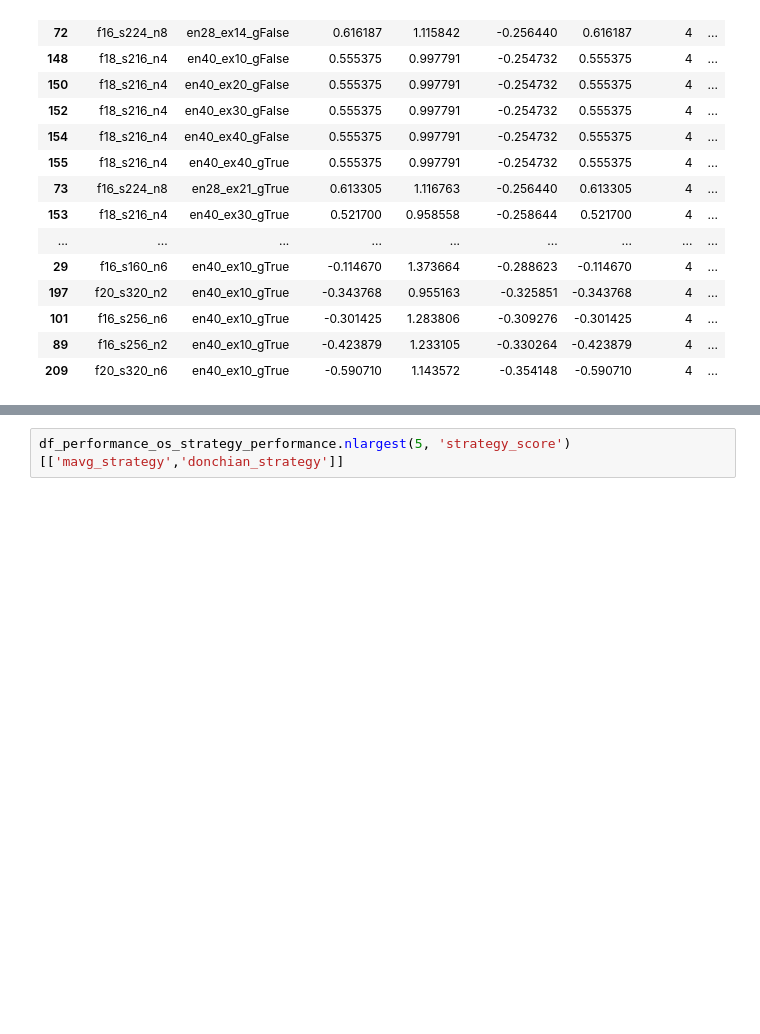
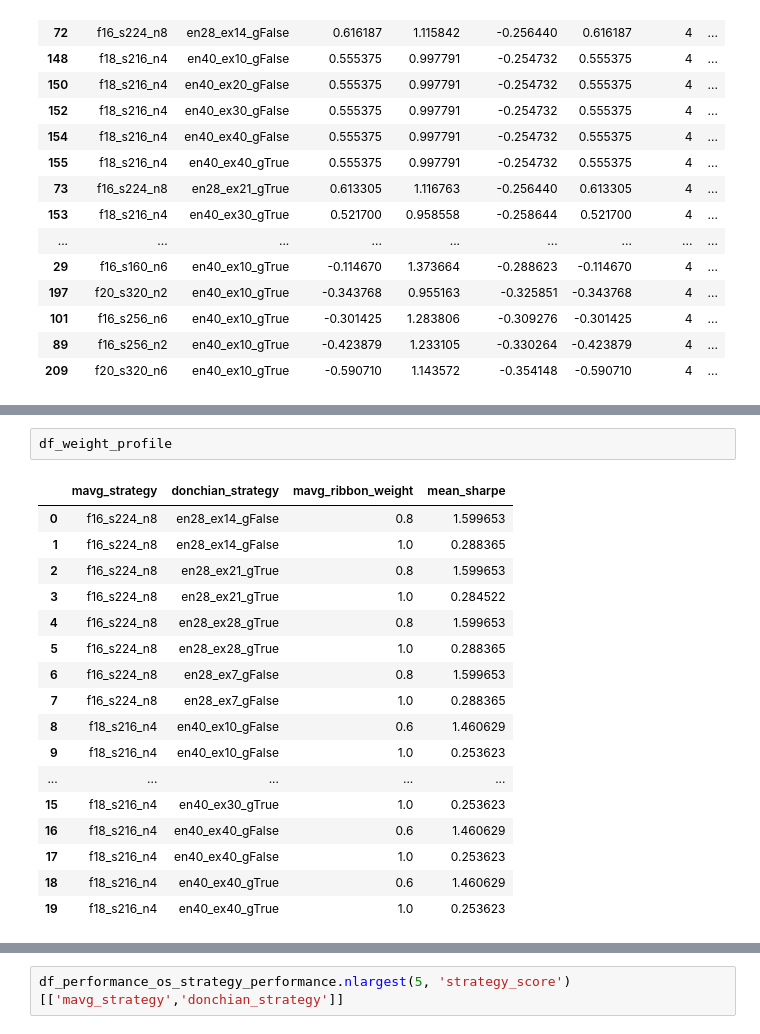
Before and after one commit to adheerchauhan/trend_following, a Jupyter notebook: Trend_Following_Parameter_Optimization_5.ipynb, the cells around one changed output, grey strips where cells are left out. Saved outputs shown, nothing was run; the diff lists cells and outputs as text; blank space fills up the shorter version.

```diff
--- a/Trend_Following_Parameter_Optimization_5.ipynb
+++ b/Trend_Following_Parameter_Optimization_5.ipynb
@@ -918,0 +948,20 @@ df_performance_os_strategy_performance.sort_values('strategy_score', ascending=F
+# %%
+df_weight_profile
+# %% [output]
+|  | mavg_strategy | donchian_strategy | mavg_ribbon_weight | mean_sharpe |
+| 0 | f16_s224_n8 | en28_ex14_gFalse | 0.8 | 1.599653 |
+| 1 | f16_s224_n8 | en28_ex14_gFalse | 1.0 | 0.288365 |
+| 2 | f16_s224_n8 | en28_ex21_gTrue | 0.8 | 1.599653 |
+| 3 | f16_s224_n8 | en28_ex21_gTrue | 1.0 | 0.284522 |
+| 4 | f16_s224_n8 | en28_ex28_gTrue | 0.8 | 1.599653 |
+| 5 | f16_s224_n8 | en28_ex28_gTrue | 1.0 | 0.288365 |
+| 6 | f16_s224_n8 | en28_ex7_gFalse | 0.8 | 1.599653 |
+| 7 | f16_s224_n8 | en28_ex7_gFalse | 1.0 | 0.288365 |
+| 8 | f18_s216_n4 | en40_ex10_gFalse | 0.6 | 1.460629 |
+| 9 | f18_s216_n4 | en40_ex10_gFalse | 1.0 | 0.253623 |
+| ... | ... | ... | ... | ... |
+| 15 | f18_s216_n4 | en40_ex30_gTrue | 1.0 | 0.253623 |
+| 16 | f18_s216_n4 | en40_ex40_gFalse | 0.6 | 1.460629 |
+| 17 | f18_s216_n4 | en40_ex40_gFalse | 1.0 | 0.253623 |
+| 18 | f18_s216_n4 | en40_ex40_gTrue | 0.6 | 1.460629 |
+| 19 | f18_s216_n4 | en40_ex40_gTrue | 1.0 | 0.253623 |
```
Also changed, not shown: parts of 24 cells of this notebook.
